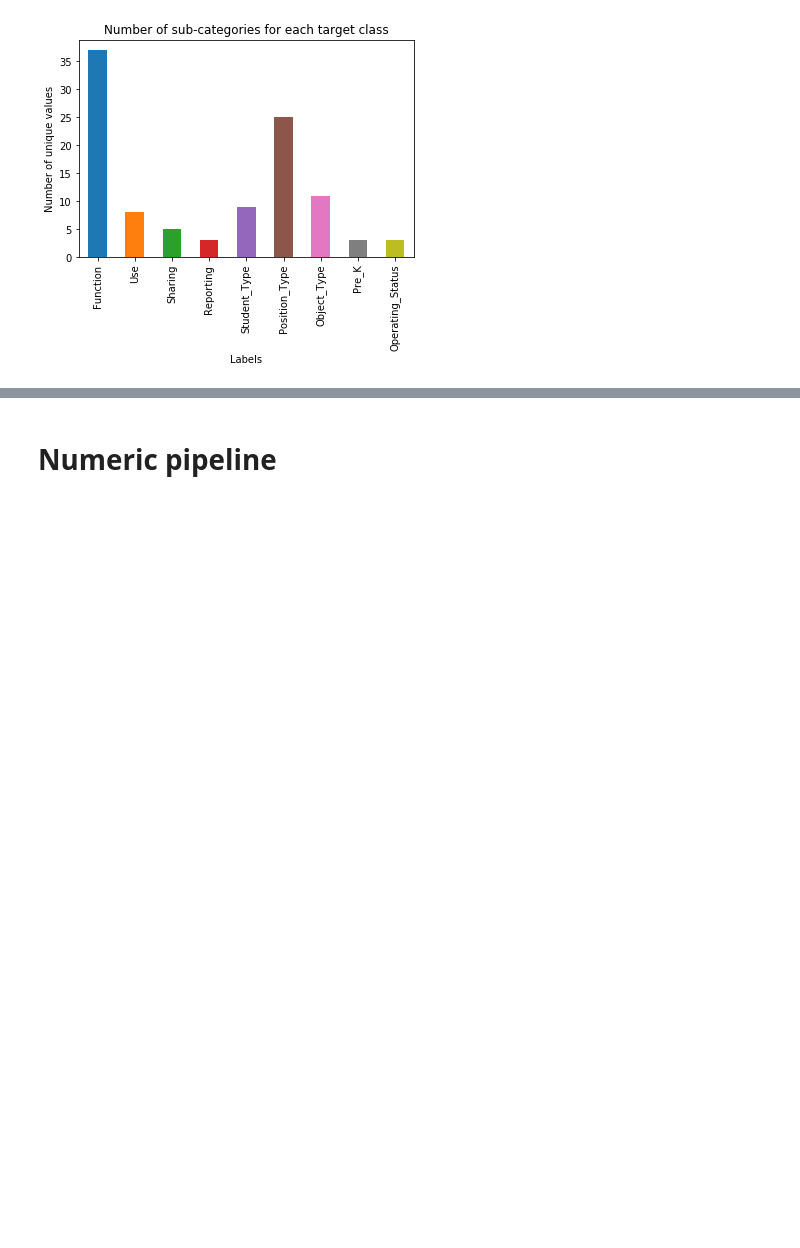
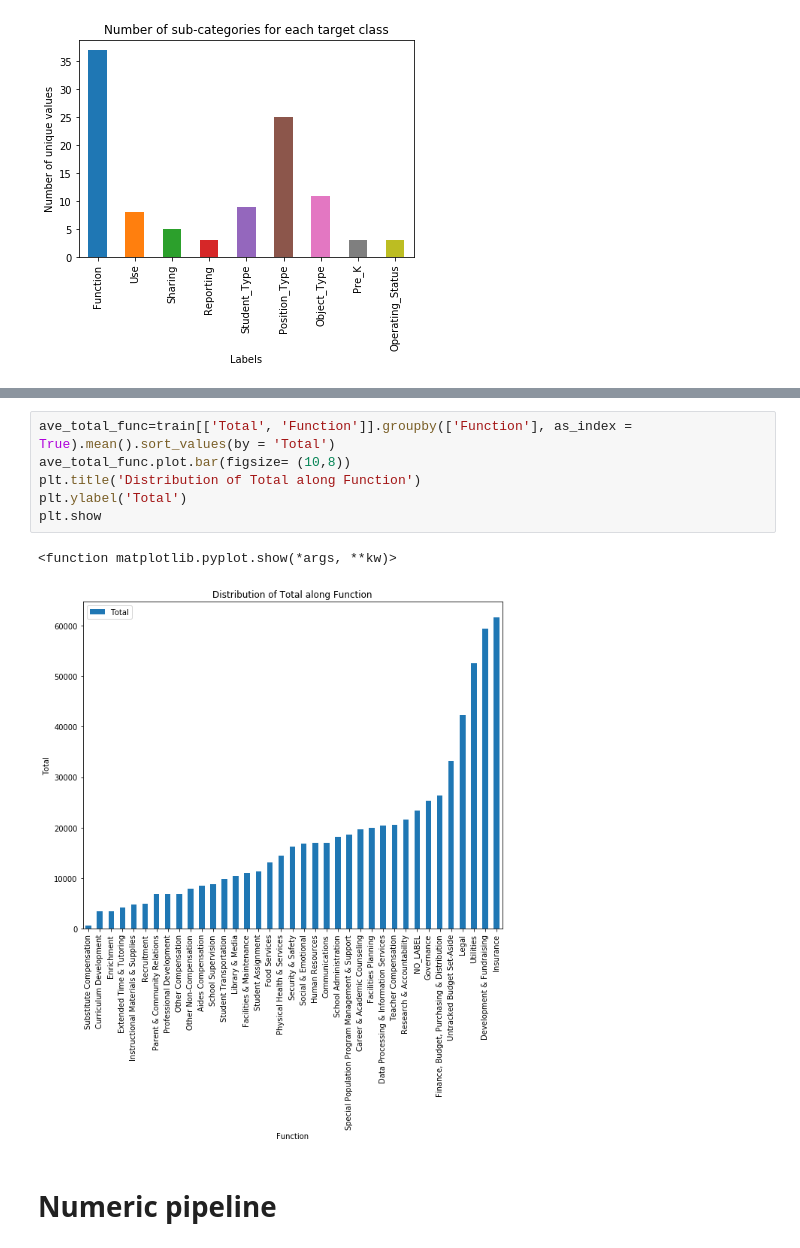
Before and after one commit to ayeshabhimdi/education-reboot, a Jupyter notebook: project/Reboot_Classifying Budgets.ipynb, the cells around one changed output, grey strips where cells are left out. Cells and saved outputs as stored; diff of their text form; blank space fills up the shorter version.

```diff
--- a/project/Reboot_Classifying Budgets.ipynb
+++ b/project/Reboot_Classifying Budgets.ipynb
@@ -166,3 +285,12 @@ plt.show()
+# %%
+ave_total_func=train[['Total', 'Function']].groupby(['Function'], as_index = True).mean().sort_values(by = 'Total')
+ave_total_func.plot.bar(figsize= (10,8))
+plt.title('Distribution of Total along Function')
+plt.ylabel('Total')
+plt.show
+# %% [output]
+<function matplotlib.pyplot.show(*args, **kw)>
+[figure, added]
 # %% [markdown]
 # Numeric pipeline
 # %%
```
Also changed, not shown: parts of 14 cells of this notebook.
